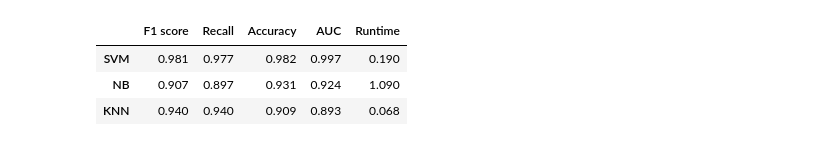
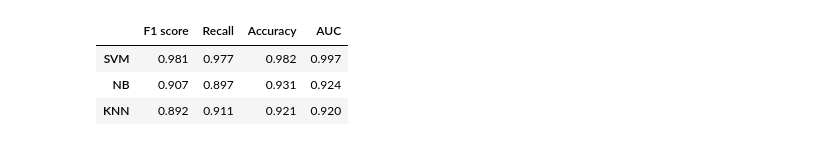
Before and after one commit to yuxinl915/02620_GRP8, a Jupyter notebook: results.ipynb, the cells around one changed output. Drawn from its saved outputs; the diff is of its cells as text; code cells hidden in the pictures.

```diff
--- a/results.ipynb
+++ b/results.ipynb
@@ -8,11 +8,11 @@ import matplotlib.pyplot as plt
 import sklearn as sk
 import seaborn as sns
 # %%
-results = pd.DataFrame({'F1 score': [0.981, 0.907, 0.940],'Recall':[0.977,0.897,0.940],'Accuracy':[0.982, 0.931, 0.909],'AUC':[0.997,0.924,0.893],'Runtime':[0.19,1.09,0.068]})
+results = pd.DataFrame({'F1 score': [0.981, 0.907, 0.892],'Recall':[0.977,0.897,0.911],'Accuracy':[0.982, 0.931, 0.921],'AUC':[0.997,0.924,0.920]}) #,'Runtime':[0.19,1.09,0.087]})
 results.index = ['SVM','NB','KNN']
 results
 # %% [output]
-|  | F1 score | Recall | Accuracy | AUC | Runtime |
-| SVM | 0.981 | 0.977 | 0.982 | 0.997 | 0.190 |
-| NB | 0.907 | 0.897 | 0.931 | 0.924 | 1.090 |
-| KNN | 0.940 | 0.940 | 0.909 | 0.893 | 0.068 |
+|  | F1 score | Recall | Accuracy | AUC |
+| SVM | 0.981 | 0.977 | 0.982 | 0.997 |
+| NB | 0.907 | 0.897 | 0.931 | 0.924 |
+| KNN | 0.892 | 0.911 | 0.921 | 0.920 |
```
Also changed, not shown: parts of 5 cells of this notebook.
